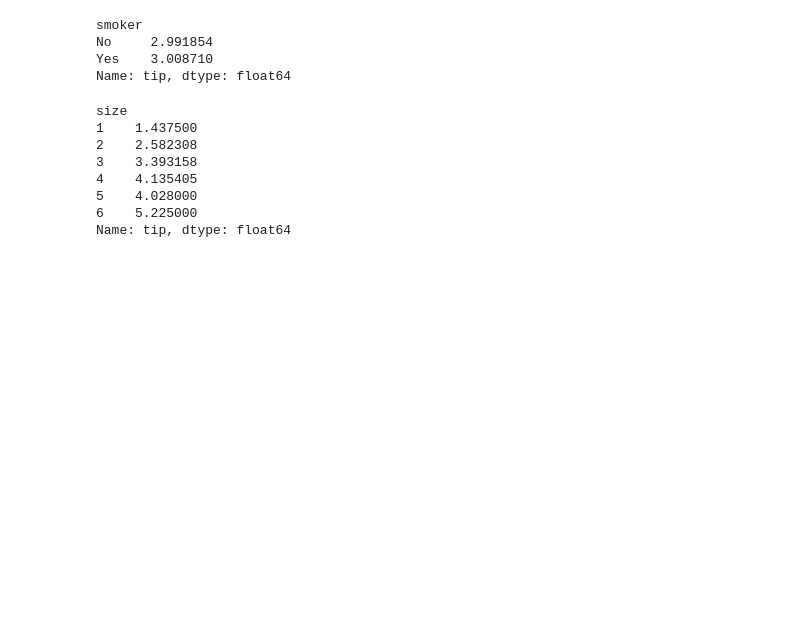
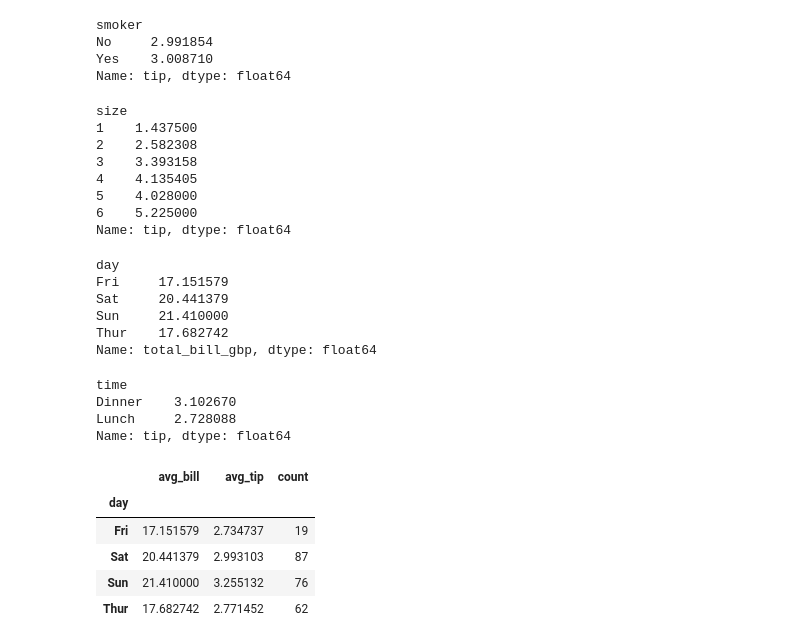
Before and after one commit to shaunagbaje/data-analytics-training, a Jupyter notebook: pandas_intro.ipynb, the cells around one changed output. Cells and saved outputs as stored; diff of their text form; code cells hidden in the pictures; blank space fills up the shorter version.

```diff
--- a/pandas_intro.ipynb
+++ b/pandas_intro.ipynb
@@ -245,0 +250,9 @@ Name: tip, dtype: float64
+# %%
+df.groupby("day")["total_bill_gbp"].mean()
+# %% [output]
+day
+Fri     17.151579
+Sat     20.441379
+Sun     21.410000
+Thur    17.682742
+Name: total_bill_gbp, dtype: float64
@@ -245,0 +261,7 @@ Name: tip, dtype: float64
+# %%
+df.groupby("time")["tip"].mean()
+# %% [output]
+time
+Dinner    3.102670
+Lunch     2.728088
+Name: tip, dtype: float64
@@ -245,0 +270,13 @@ Name: tip, dtype: float64
+# %%
+df.groupby("day").agg(
+    avg_bill=("total_bill_gbp", "mean"),
+    avg_tip=("tip", "mean"),
+    count=("total_bill_gbp", "count")
+)
+# %% [output]
+|  | avg_bill | avg_tip | count |
+| day |  |  |  |
+| Fri | 17.151579 | 2.734737 | 19 |
+| Sat | 20.441379 | 2.993103 | 87 |
+| Sun | 21.410000 | 3.255132 | 76 |
+| Thur | 17.682742 | 2.771452 | 62 |
```
Also changed, not shown: parts of 8 cells of this notebook.
